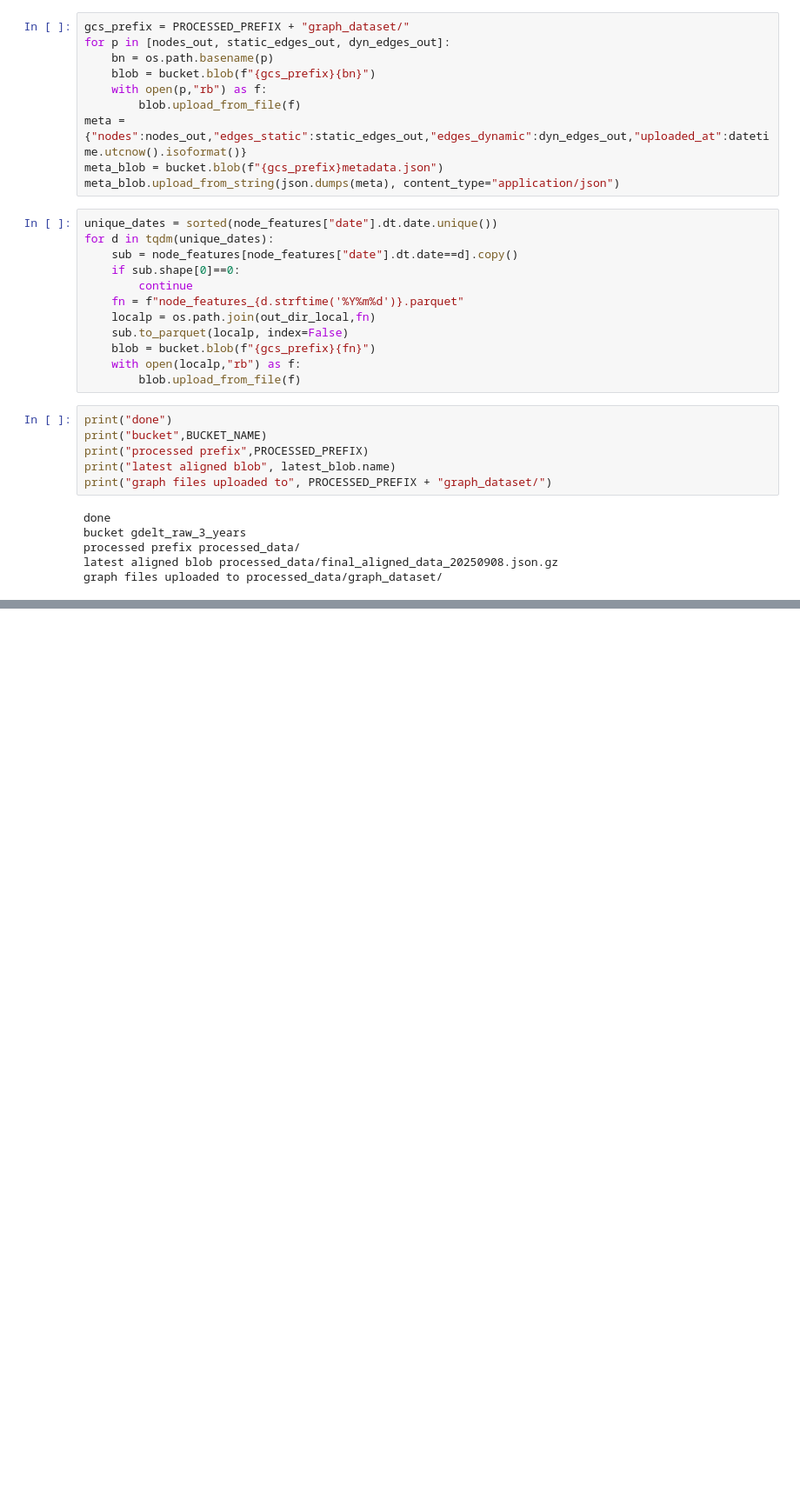
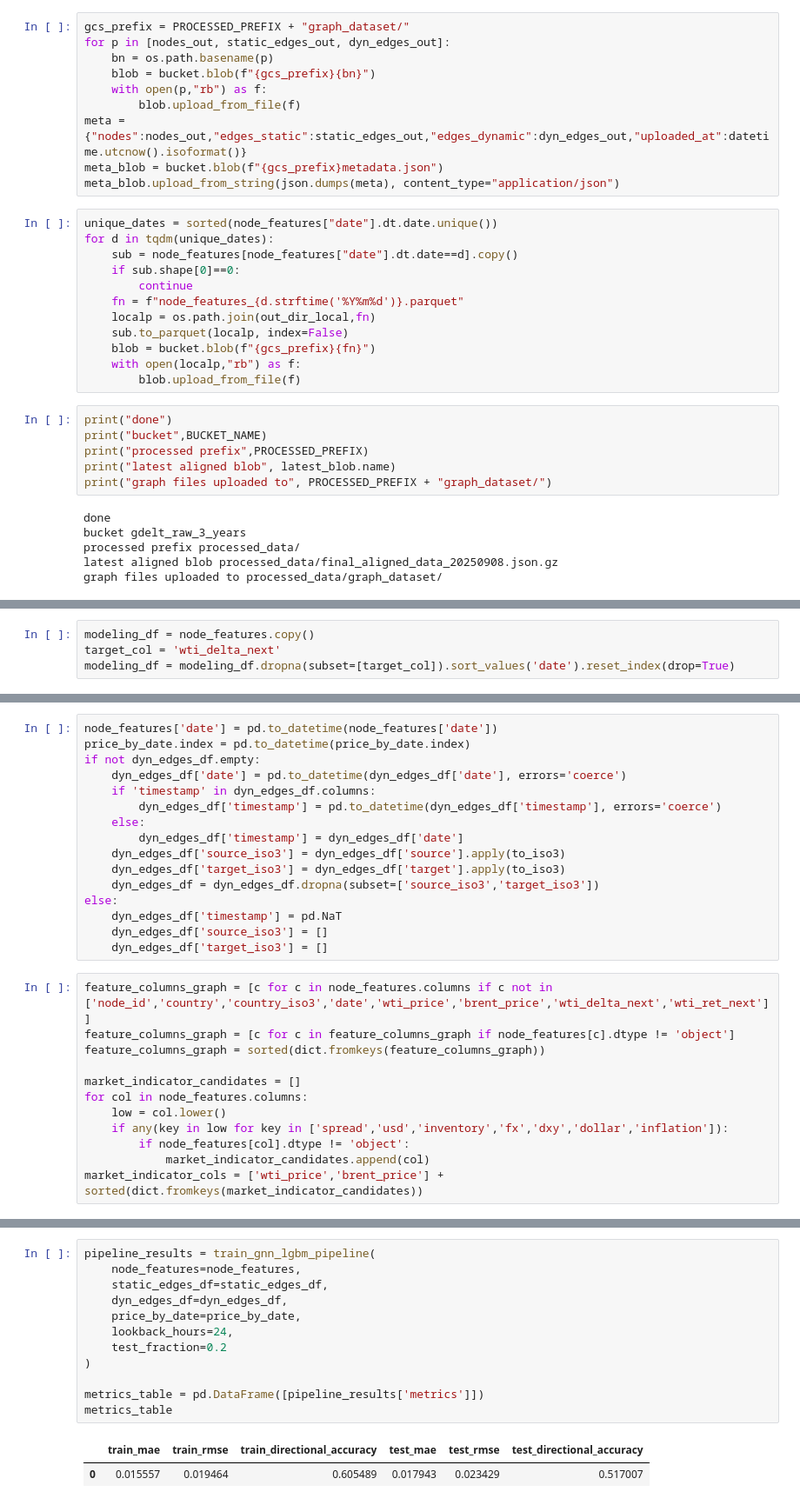
Before and after one commit to fishee82oo/nfs-oil-price-prediction, a Jupyter notebook: GDELT_Model_Training.ipynb, the cells around one changed output, grey strips where cells are left out. Shown: that part at 87% size. Drawn from its saved outputs; the diff is of its cells as text; blank space fills up the shorter version.

```diff
--- a/GDELT_Model_Training.ipynb
+++ b/GDELT_Model_Training.ipynb
@@ -240,0 +203,4 @@ graph files uploaded to processed_data/graph_dataset/
+# %%
+modeling_df = node_features.copy()
+target_col = 'wti_delta_next'
+modeling_df = modeling_df.dropna(subset=[target_col]).sort_values('date').reset_index(drop=True)
@@ -240,0 +273,28 @@ graph files uploaded to processed_data/graph_dataset/
+# %%
+node_features['date'] = pd.to_datetime(node_features['date'])
+price_by_date.index = pd.to_datetime(price_by_date.index)
+if not dyn_edges_df.empty:
+    dyn_edges_df['date'] = pd.to_datetime(dyn_edges_df['date'], errors='coerce')
+    if 'timestamp' in dyn_edges_df.columns:
+        dyn_edges_df['timestamp'] = pd.to_datetime(dyn_edges_df['timestamp'], errors='coerce')
+    else:
+        dyn_edges_df['timestamp'] = dyn_edges_df['date']
+    dyn_edges_df['source_iso3'] = dyn_edges_df['source'].apply(to_iso3)
+    dyn_edges_df['target_iso3'] = dyn_edges_df['target'].apply(to_iso3)
+    dyn_edges_df = dyn_edges_df.dropna(subset=['source_iso3','target_iso3'])
+else:
+    dyn_edges_df['timestamp'] = pd.NaT
+    dyn_edges_df['source_iso3'] = []
+    dyn_edges_df['target_iso3'] = []
+# %%
+feature_columns_graph = [c for c in node_features.columns if c not in ['node_id','country','country_iso3','date','wti_price','brent_price','wti_delta_next','wti_ret_next']]
+feature_columns_graph = [c for c in feature_columns_graph if node_features[c].dtype != 'object']
+feature_columns_graph = sorted(dict.fromkeys(feature_columns_graph))
+
+market_indicator_candidates = []
+for col in node_features.columns:
+    low = col.lower()
+    if any(key in low for key in ['spread','usd','inventory','fx','dxy','dollar','inflation']):
+        if node_features[col].dtype != 'object':
+            market_indicator_candidates.append(col)
+market_indicator_cols = ['wti_price','brent_price'] + sorted(dict.fromkeys(market_indicator_candidates))
@@ -240,0 +569,15 @@ graph files uploaded to processed_data/graph_dataset/
+# %%
+pipeline_results = train_gnn_lgbm_pipeline(
+    node_features=node_features,
+    static_edges_df=static_edges_df,
+    dyn_edges_df=dyn_edges_df,
+    price_by_date=price_by_date,
+    lookback_hours=24,
+    test_fraction=0.2
+)
+
+metrics_table = pd.DataFrame([pipeline_results['metrics']])
+metrics_table
+# %% [output]
+|  | train_mae | train_rmse | train_directional_accuracy | test_mae | test_rmse | test_directional_accuracy |
+| 0 | 0.015557 | 0.019464 | 0.605489 | 0.017943 | 0.023429 | 0.517007 |
```
Also changed, not shown: parts of 16 cells of this notebook.
